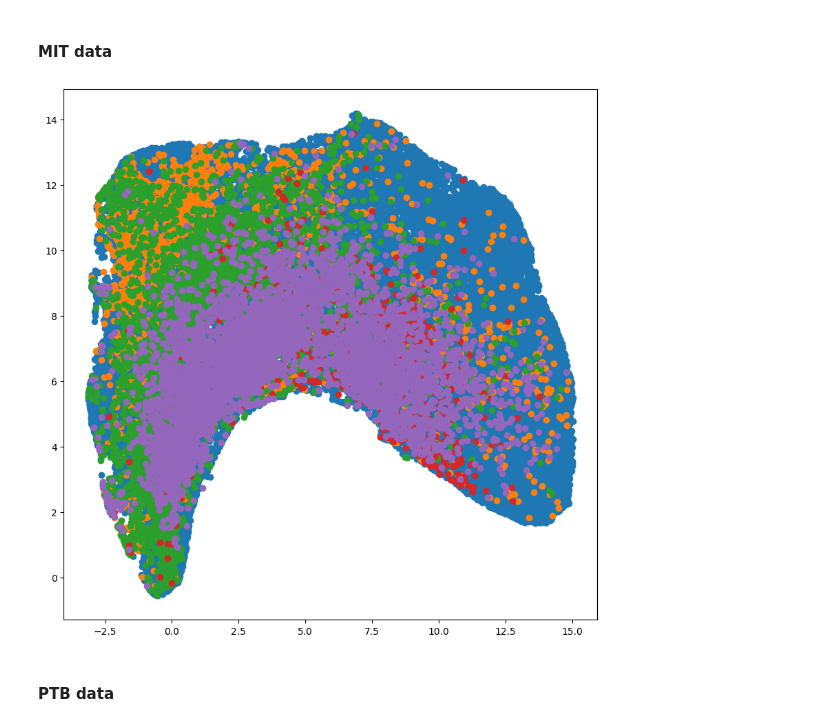
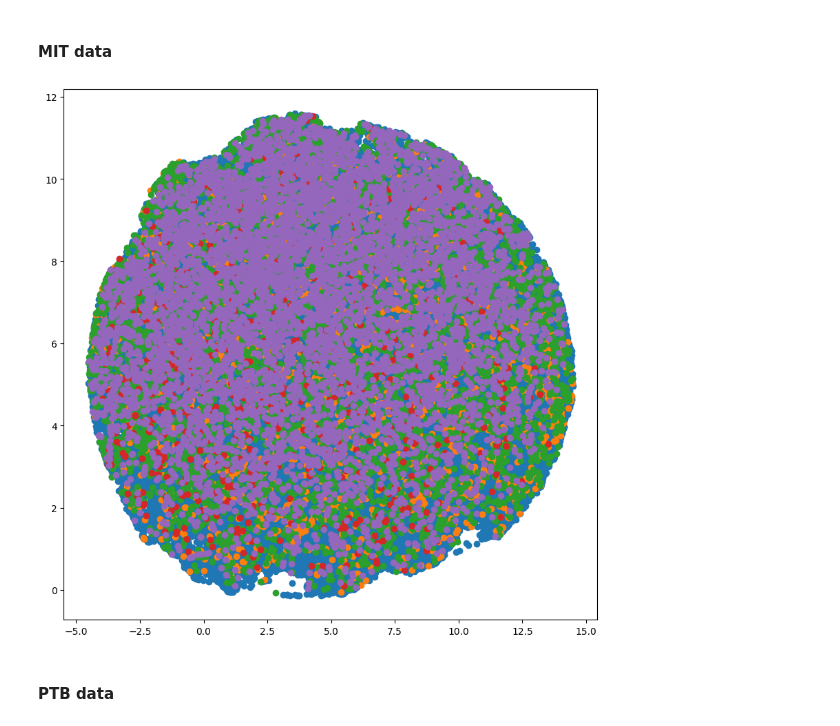
Before and after one commit to jlohunecke/ML4HC_project2, a Jupyter notebook: proj2_pt2.ipynb, the cells around one changed output. Saved outputs shown, nothing was run; the diff lists cells and outputs as text; code cells hidden in the pictures.

```diff
--- a/proj2_pt2.ipynb
+++ b/proj2_pt2.ipynb
@@ -649,47 +650,40 @@ for i in np.unique(y_train_transformer_ptb):
 # %%
-model = ContrastiveModel(input_size, d_model, max_k).to(device)
-
-model.load_state_dict(torch.load('./p2/contrastive_57'))
+cpc = CPC().to(device)
+cpc.load_state_dict(torch.load('./p2/models/cpc_mit_100_best.pth'))
 # %% [output]
 <All keys matched successfully>
 # %% [markdown]
 #### MIT data
 # %%
-X_train_encoder = []
-y_train_encoder = []
+X_train_cpc_mit = []
+y_train_cpc_mit = []
 
-X_test_encoder = []
-y_test_encoder = []
+X_test_cpc_mit = []
+y_test_cpc_mit = []
 
 with torch.no_grad():
     for i, (X_batch, y_batch) in enumerate(X_train_dataloader):
-        outputs = model.encode(X_batch)
-        X_train_encoder.append(outputs)
-        y_train_encoder.append(y_batch)
+        outputs, _ = cpc.encode(X_batch)
+        X_train_cpc_mit.append(outputs)
+        y_train_cpc_mit.append(y_batch)
 
     for i, (X_batch, y_batch) in enumerate(X_test_dataloader):
-        outputs = model.encode(X_batch)
-        X_test_encoder.append(outputs)
-        y_test_encoder.append(y_batch)
+        outputs, _ = cpc.encode(X_batch)
+        X_test_cpc_mit.append(outputs)
+        y_test_cpc_mit.append(y_batch)
 
-X_train_encoder = torch.cat(X_train_encoder).cpu().numpy()
-X_test_encoder = torch.cat(X_test_encoder).cpu().numpy()
+X_train_cpc_mit = torch.cat(X_train_cpc_mit).cpu().numpy().squeeze()
+X_test_cpc_mit = torch.cat(X_test_cpc_mit).cpu().numpy().squeeze()
 
-y_train_encoder = torch.cat(y_train_encoder).cpu().numpy()
-y_test_encoder = torch.cat(y_test_encoder).cpu().numpy()
+y_train_cpc_mit = torch.cat(y_train_cpc_mit).cpu().numpy().squeeze()
+y_test_cpc_mit = torch.cat(y_test_cpc_mit).cpu().numpy().squeeze()
 # %%
-# UMAP for dimensionality reduction
+umap_model = umap.UMAP(n_components=2)
+X_train_umap = umap_model.fit_transform(X_train_cpc_mit)
 
-import umap.umap_ as umap
-
-umap_model = umap.UMAP(n_components=2)
-X_train_umap = umap_model.fit_transform(X_train_encoder)
-
-fig, ax = plt.subplots(1, 1, figsize=(10, 10))
-for i in np.unique(y_train_encoder):
-    ax.scatter(X_train_umap[y_train_encoder == i, 0], X_train_umap[y_train_encoder == i, 1], label=f'Class {i}')
+visualize_umap(X_train_umap, y_train_cpc_mit)
 # %% [output]
-[figure, old version]
+[figure, new version]
 # %% [markdown]
 #### PTB data
 # %%
```
Also changed, not shown: parts of 86 cells of this notebook, 13 other files.
